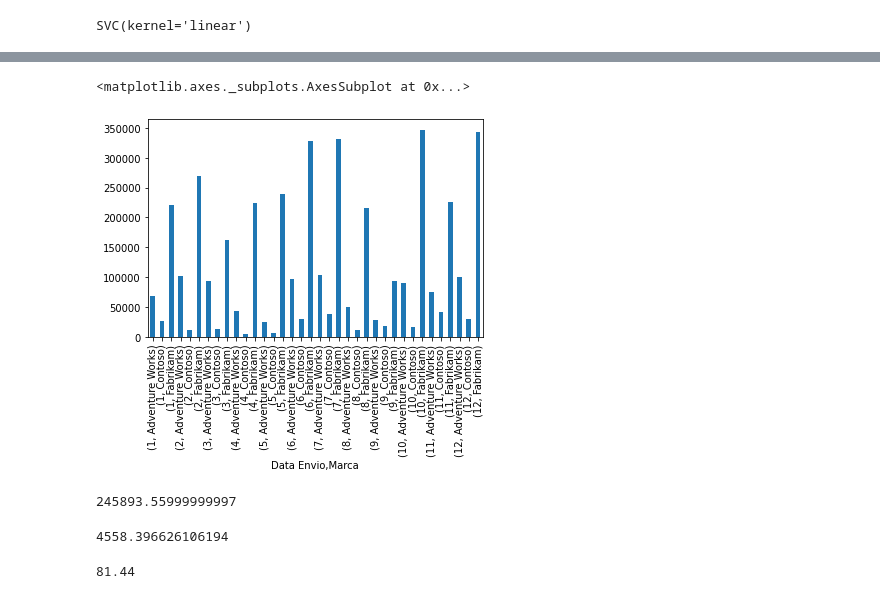
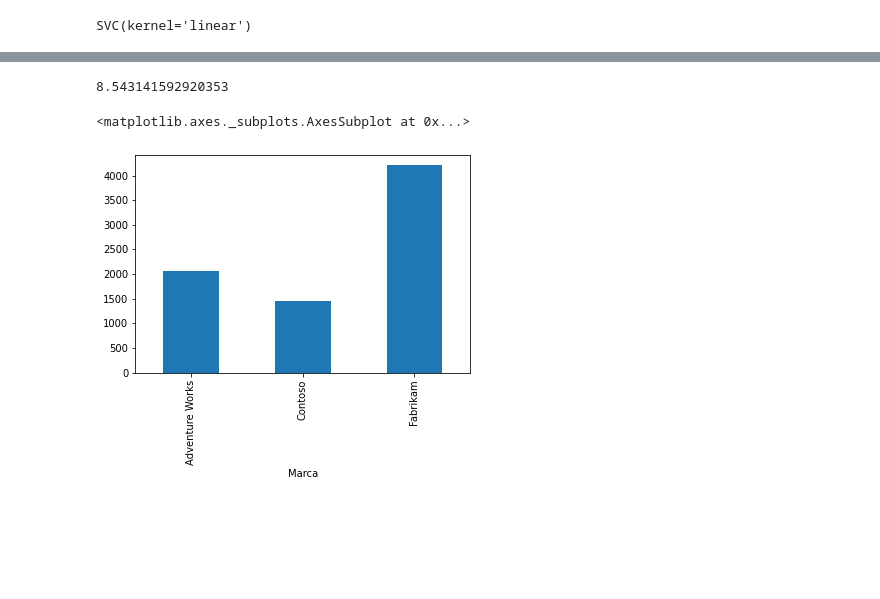
Before and after one commit to Renan023/revisao-e-treino, a Jupyter notebook: Revisão.ipynb, the cells around one changed output, grey strips where cells are left out. Saved outputs shown, nothing was run; the diff lists cells and outputs as text; code cells hidden in the pictures; blank space fills up the shorter version.

```diff
--- a/Revisão.ipynb
+++ b/Revisão.ipynb
@@ -226 +275,5 @@ array([[44,  0,  0],
+# %%
+df['ID Loja'] = df['ID Loja'].astype('object')
+df['ID Produto'] = df['ID Produto'].astype('object')
+df['ID Cliente'] = df['ID Cliente'].astype('object')#pega as colunnas específicas e muda o tipo primitivo
 # %%
@@ -251 +333,7 @@ analise['ID Produto'] = analise['ID Produto'].astype('object')
+# %%
+df['Valor total'] = df['Preço Unitário']*df['Quantidade']
+# %%
+df['Diferença'] = df['Preço Unitário'] - df['Custo Unitário']
+# %%
+df['Lucro Total'] = df['Diferença']*df['Quantidade']
 # %%
@@ -301,17 +359,9 @@ analise['Lucro total'] = analise['Valor total']-analise['Custo total']
+# %%
+df['Tempo de Entrega'].mean()#média de umma determinada tabela
+# %% [output]
+8.543141592920353
 # %%
-analise.groupby([analise['Data Envio'].dt.month,'Marca'])['Lucro total'].sum().plot.bar()
+df.groupby('Marca')['Tempo de Entrega'].sum().plot.bar()
 # %% [output]
 <matplotlib.axes._subplots.AxesSubplot at 0x...>
-[figure, old version]
+[figure, new version]
-# %%
-analise['Custo Unitário'].sum()
-# %% [output]
-245893.55999999997
-# %%
-analise['Lucro total'].mean()
-# %% [output]
-4558.396626106194
-# %%
-analise['Custo total'].min()
-# %% [output]
-81.44
```
Also changed, not shown: parts of 65 cells of this notebook.
